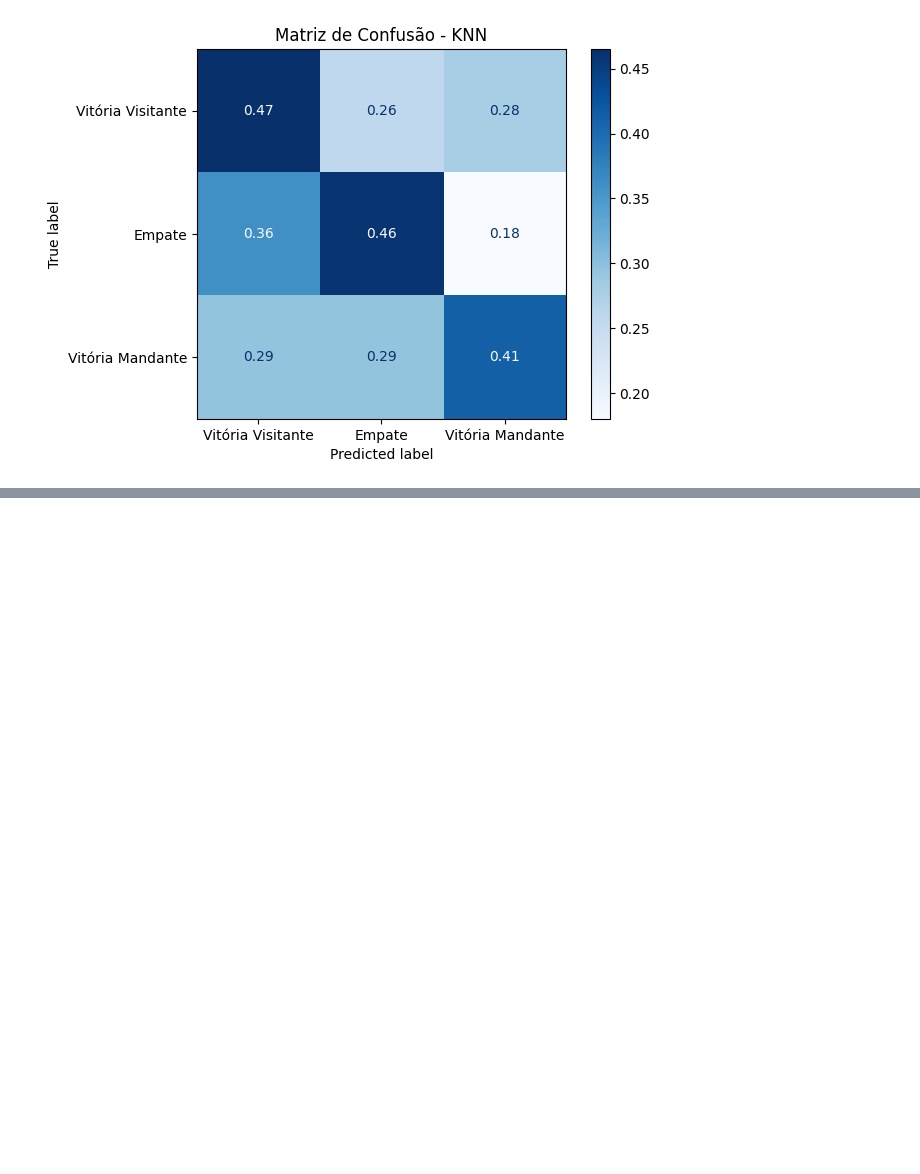
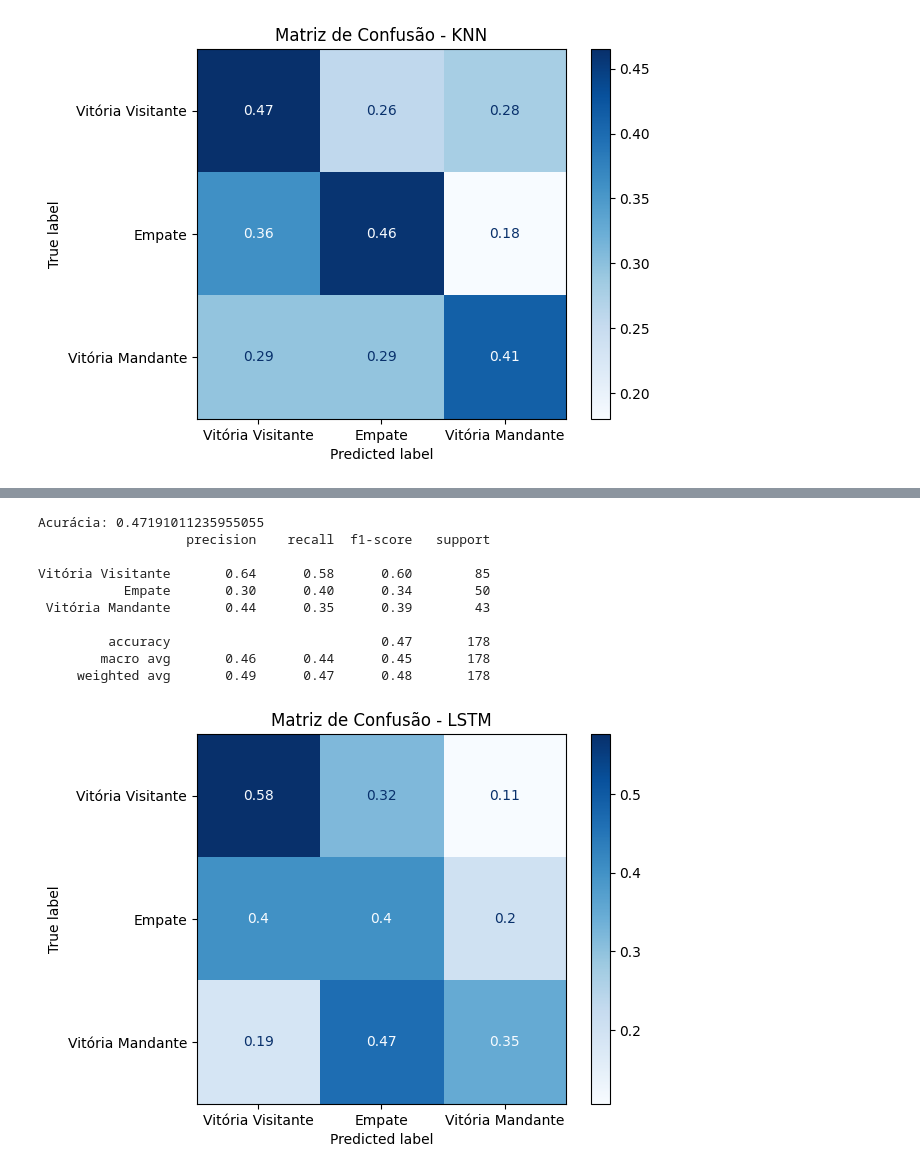
Before and after one commit to matheusprv/brasileirao_prediction, a Jupyter notebook: classification.ipynb, the cells around one changed output, grey strips where cells are left out. Drawn from its saved outputs; the diff is of its cells as text; code cells hidden in the pictures; blank space fills up the shorter version.

Commit message:
Modelo de redes neurais e alterações nas análises

```diff
--- a/classification.ipynb
+++ b/classification.ipynb
@@ -267,0 +290,12 @@ Vitória Visitante       0.32      0.47      0.38        43
+# %%
+from Classification_LSTM_Model import CustomDataGenerator, build_model, prepare_dataframes_and_infos
+
+train_df, test_df, teams = prepare_dataframes_and_infos("BRA-pre-processed-lstm.csv")
+
+treino = CustomDataGenerator(teams, train_df, 256)
+teste = CustomDataGenerator(teams, test_df, 2)
+
+params = {'curr_dense_units': 32, 'hidden_1': 224, 'hidden_2': 144, 'lr': 0.001, 'lstm_units': 16, 'optimizer_name': 'adam'}
+model = build_model(**params)
+model.fit(treino, epochs=20)
+model.evaluate(teste)
@@ -267,0 +323,41 @@ Vitória Visitante       0.32      0.47      0.38        43
+# %%
+teste = CustomDataGenerator(teams, test_df, 1)
+
+y_true = []
+y_pred = []
+
+for i in range(teste.__len__()):
+    x, y = teste.__getitem__(i)
+    pred = model.predict(x, verbose=0)
+    y_true.append(np.argmax(y[0]))
+    y_pred.append(np.argmax(pred[0]))
+# %%
+class_labels = ["Vitória Visitante", "Empate", "Vitória Mandante"]
+print("Acurácia:", accuracy_score(y_true, y_pred))
+print(
+    classification_report(
+        y_true, y_pred,
+        labels=[0,1,2],
+        target_names=class_labels
+    )
+)
+
+cm = confusion_matrix(y_true, y_pred)
+cm = cm.astype(float) / np.sum(cm, axis=1, keepdims=True)
+disp = ConfusionMatrixDisplay(confusion_matrix=cm, display_labels=class_labels)
+disp.plot(cmap=plt.cm.Blues)
+plt.title(f"Matriz de Confusão - LSTM")
+plt.savefig(f'LSTM_confusion_matrix.png')
+plt.show()
+# %% [output]
+Acurácia: 0.47191011235955055
+                   precision    recall  f1-score   support
+
+Vitória Visitante       0.64      0.58      0.60        85
+           Empate       0.30      0.40      0.34        50
+ Vitória Mandante       0.44      0.35      0.39        43
+
+         accuracy                           0.47       178
+        macro avg       0.46      0.44      0.45       178
+     weighted avg       0.49      0.47      0.48       178
+[figure, added]
```
Also changed, not shown: parts of 10 cells of this notebook, 9 other files.
